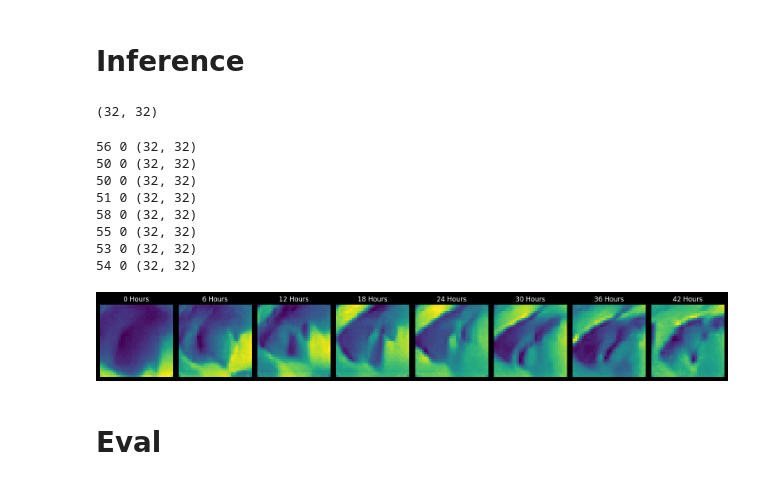
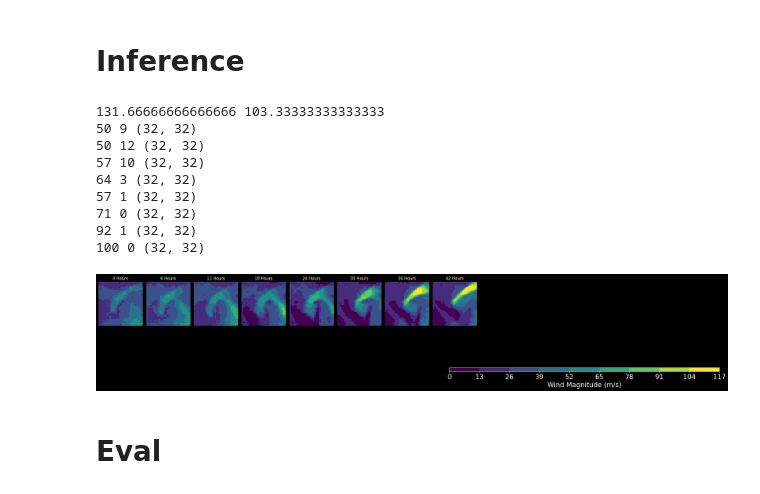
Before and after one commit to soCromp/cycloneSVD, a Jupyter notebook: evals.ipynb, the cells around one changed output. Saved outputs shown, nothing was run; the diff lists cells and outputs as text; code cells hidden in the pictures.

Commit message:
visualizations, start adding topo to dataprep

```diff
--- a/evals.ipynb
+++ b/evals.ipynb
@@ -12,7 +12,7 @@ from tqdm import tqdm
 from PIL import Image
 
 model_path = '/home/sonia/cycloneSVD/windmag_atlanticpacific2/'
-ckpt_name = 'checkpoint-7000'
+ckpt_name = 'checkpoint-50000'
 real_data_path = '/home/cyclone/train/windmag_atlanticpacific'
 # %%
 # feature_extractor = CLIPImageProcessor.from_pretrained('/mnt/data/sonia/svd/outputs/feature_extractor')
@@ -70,50 +70,75 @@ for example in tqdm(examples):
         noise_aug_strength=0.02,
     ).frames[0]
     preds.append(sample)
-    os.makedirs(os.path.join(outputdir, example), exist_ok=True)
+    os.makedirs(os.path.join(outputdir, ckpt_name, example), exist_ok=True)
     for i in range(num_frames):
         frame_arr = np.array(sample[i])
-        np.save(os.path.join(outputdir, example, f'{i}.npy'), frame_arr)
+        np.save(os.path.join(outputdir, ckpt_name, example, f'{i}.npy'), frame_arr)
 pipeline = pipeline.to('cpu')
 # %%
 pred = [np.asarray(p) for p in preds[0]]
-# %%
-img.mean(axis=-1).shape
-# %% [output]
-(32, 32)
 # %%
 np.asarray(preds[0][0]).max()
 import matplotlib.pyplot as plt
+import matplotlib.colors as mcolors
 
 # Create a figure with 8 subplots (2 rows, 4 columns)
 fig, axes = plt.subplots(nrows=1, ncols=8, figsize=(16, 8))
-# axes = axes.flatten()  # Flatten to simplify indexing
+axes = axes.flatten()  # Flatten to simplify indexing
+
+# 1. Define discrete levels and colormap
+levels = list(range(0,100, 10))
+cmap = plt.get_cmap('viridis', len(levels) - 1)
+norm = mcolors.BoundaryNorm(boundaries=levels, ncolors=cmap.N)
+imgs = [img.mean(axis=-1) for img in pred]
+maxp = max([np.max(p) for p in imgs])
+minp = min([np.min(p) for p in imgs])
+print(maxp,minp)
 
 # Load and plot each .npy file
 for i in range(8):
-    img = pred[i].mean(axis=-1)
-    img = img - img.min() # Load the image data
-    img = img*2
+    img = imgs[i]
+    # img = img - minp # Load the image data
+    img = img - minp
+    img = img / (maxp - minp)  # Normalize the image data
+    img = 100*img
     img = img.astype(np.uint8)
     print(img.max(), img.min(), img.shape)
-    axes[i].imshow(img, cmap='viridis' if img.ndim == 2 else None)
+    im=axes[i].imshow(img, cmap=cmap, norm=norm)
     axes[i].set_title(f'{i*6} Hours')
     axes[i].axis('off')  # Hide axes for better display
+
+
+# Add shared colorbar
+# cbar = fig.colorbar(im, ax=axes.ravel().tolist(), orientation='horizontal', ticks=levels,
+#                     pad=1, shrink=0.8, fraction=0.05)
+# cbar.set_label("Wind Magnitude (m/s)", fontsize=20)
+cbar_ax = fig.add_axes([0.92, 0.15, 0.7, 0.02])
+cbar = fig.colorbar(im, cax=cbar_ax,
+                    orientation='horizontal',
+                    pad=0.01, shrink=0.8,
+                    label='Wind Magnitude (m/s)')
+cbar.set_label("Wind Magnitude (m/s)", fontsize=20)
+cbar.ax.tick_params(labelsize=20)
+ticks= list(range(0, int(maxp), int(maxp/10)))[:-1]
+# ticks = [f'{tick:.1f}' for tick in ticks][:-1]
+cbar.set_ticklabels(ticks)
 
 # plt.title('Wind Magnitude Over Time From Storm Detection, 21 January 1988')
 # Improve layout and display
 plt.tight_layout()
 plt.show()
 # %% [output]
-56 0 (32, 32)
-50 0 (32, 32)
-50 0 (32, 32)
-51 0 (32, 32)
-58 0 (32, 32)
-55 0 (32, 32)
-53 0 (32, 32)
-54 0 (32, 32)
+131.66666666666666 103.33333333333333
+50 9 (32, 32)
+50 12 (32, 32)
+57 10 (32, 32)
+64 3 (32, 32)
+57 1 (32, 32)
+71 0 (32, 32)
+92 1 (32, 32)
+100 0 (32, 32)
-[figure, old version]
+[figure, new version]
 # %% [markdown]
 # Eval
 # %%
```
Also changed, not shown: parts of 1 cell of this notebook, 1 other file.
